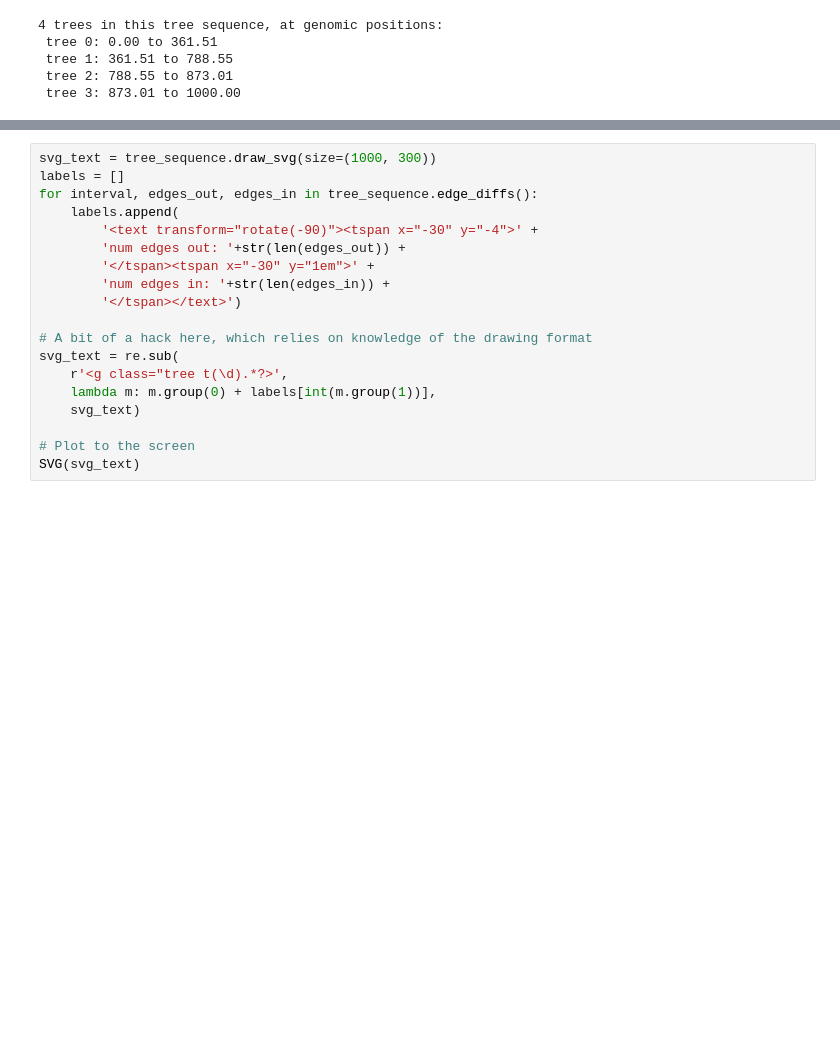
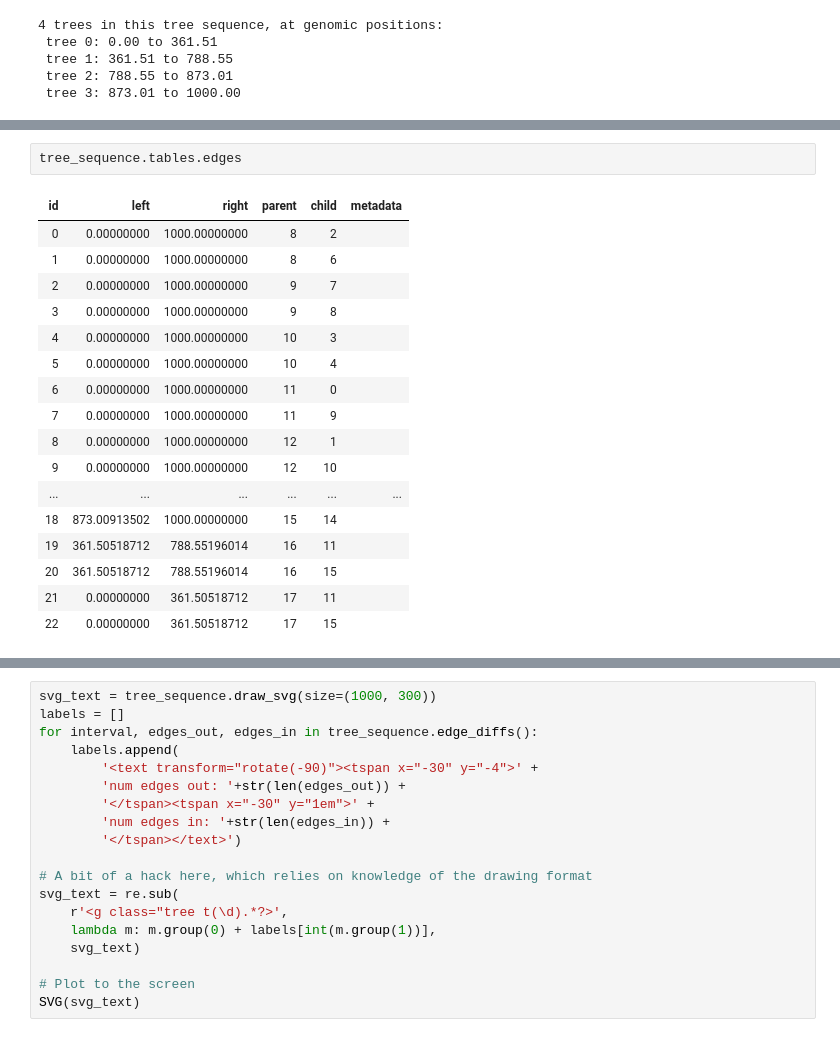
Before and after one commit to hyanwong/SPR-tskit-demo, a Jupyter notebook: EdgeChanges.ipynb, the cells around one changed output, grey strips where cells are left out. Cells and saved outputs as stored; diff of their text form; blank space fills up the shorter version.

```diff
--- a/EdgeChanges.ipynb
+++ b/EdgeChanges.ipynb
@@ -29,0 +52,20 @@ for tree in tree_sequence.trees():
+# %%
+tree_sequence.tables.edges
+# %% [output]
+| id | left | right | parent | child | metadata |
+| 0 | 0.00000000 | 1000.00000000 | 8 | 2 |  |
+| 1 | 0.00000000 | 1000.00000000 | 8 | 6 |  |
+| 2 | 0.00000000 | 1000.00000000 | 9 | 7 |  |
+| 3 | 0.00000000 | 1000.00000000 | 9 | 8 |  |
+| 4 | 0.00000000 | 1000.00000000 | 10 | 3 |  |
+| 5 | 0.00000000 | 1000.00000000 | 10 | 4 |  |
+| 6 | 0.00000000 | 1000.00000000 | 11 | 0 |  |
+| 7 | 0.00000000 | 1000.00000000 | 11 | 9 |  |
+| 8 | 0.00000000 | 1000.00000000 | 12 | 1 |  |
+| 9 | 0.00000000 | 1000.00000000 | 12 | 10 |  |
+| ... | ... | ... | ... | ... | ... |
+| 18 | 873.00913502 | 1000.00000000 | 15 | 14 |  |
+| 19 | 361.50518712 | 788.55196014 | 16 | 11 |  |
+| 20 | 361.50518712 | 788.55196014 | 16 | 15 |  |
+| 21 | 0.00000000 | 361.50518712 | 17 | 11 |  |
+| 22 | 0.00000000 | 361.50518712 | 17 | 15 |  |
```
Also changed, not shown: parts of 7 cells of this notebook.
